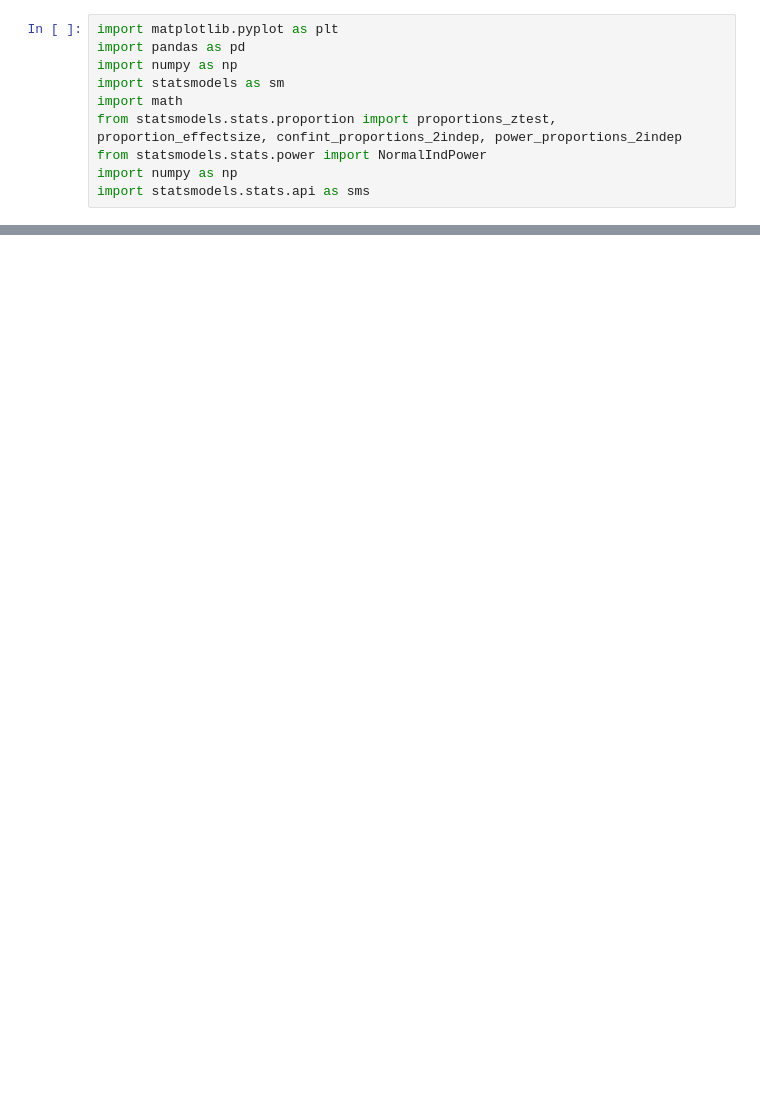
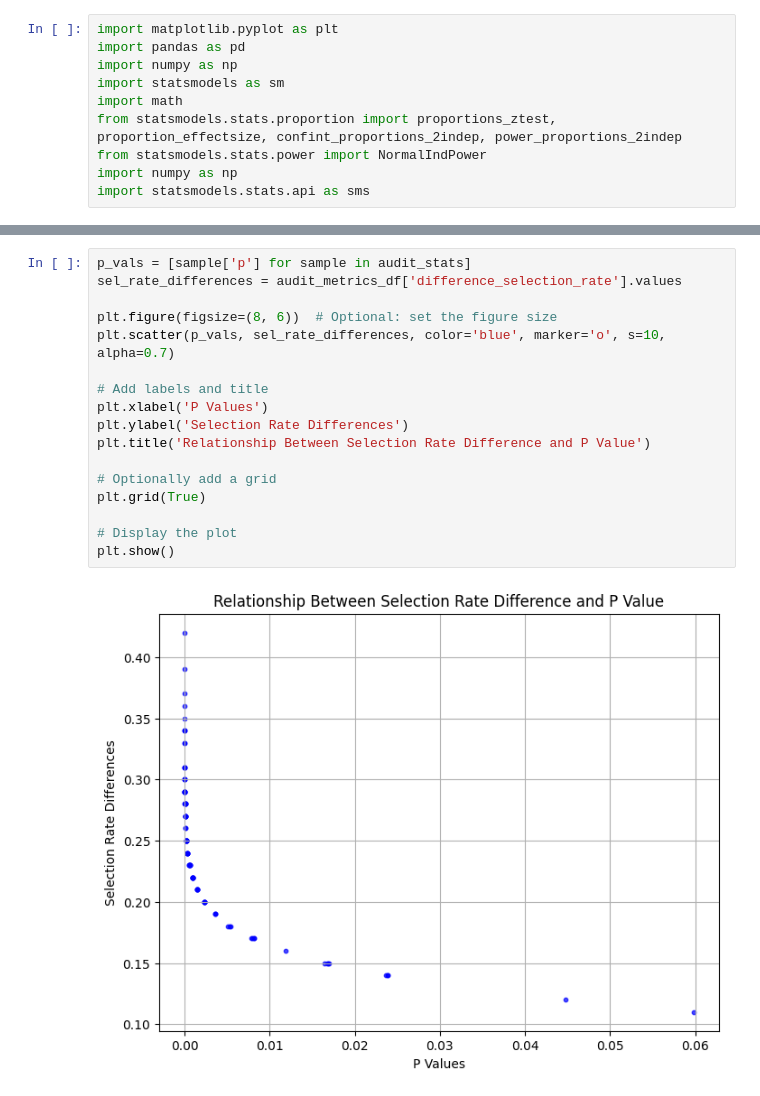
Before and after one commit to amywinecoff/audit_simulation, a Jupyter notebook: audit_simulation.ipynb, the cells around one changed output, grey strips where cells are left out. Saved outputs shown, nothing was run; the diff lists cells and outputs as text; blank space fills up the shorter version.

```diff
--- a/audit_simulation.ipynb
+++ b/audit_simulation.ipynb
@@ -301,0 +326,19 @@ Number of significant p-vals for sel_rate_thresh: 36. Number of non-significant
+# %%
+p_vals = [sample['p'] for sample in audit_stats]
+sel_rate_differences = audit_metrics_df['difference_selection_rate'].values
+
+plt.figure(figsize=(8, 6))  # Optional: set the figure size
+plt.scatter(p_vals, sel_rate_differences, color='blue', marker='o', s=10, alpha=0.7)
+
+# Add labels and title
+plt.xlabel('P Values')
+plt.ylabel('Selection Rate Differences')
+plt.title('Relationship Between Selection Rate Difference and P Value')
+
+# Optionally add a grid
+plt.grid(True)
+
+# Display the plot
+plt.show()
+# %% [output]
+[figure, added]
```
Also changed, not shown: parts of 7 cells of this notebook.
